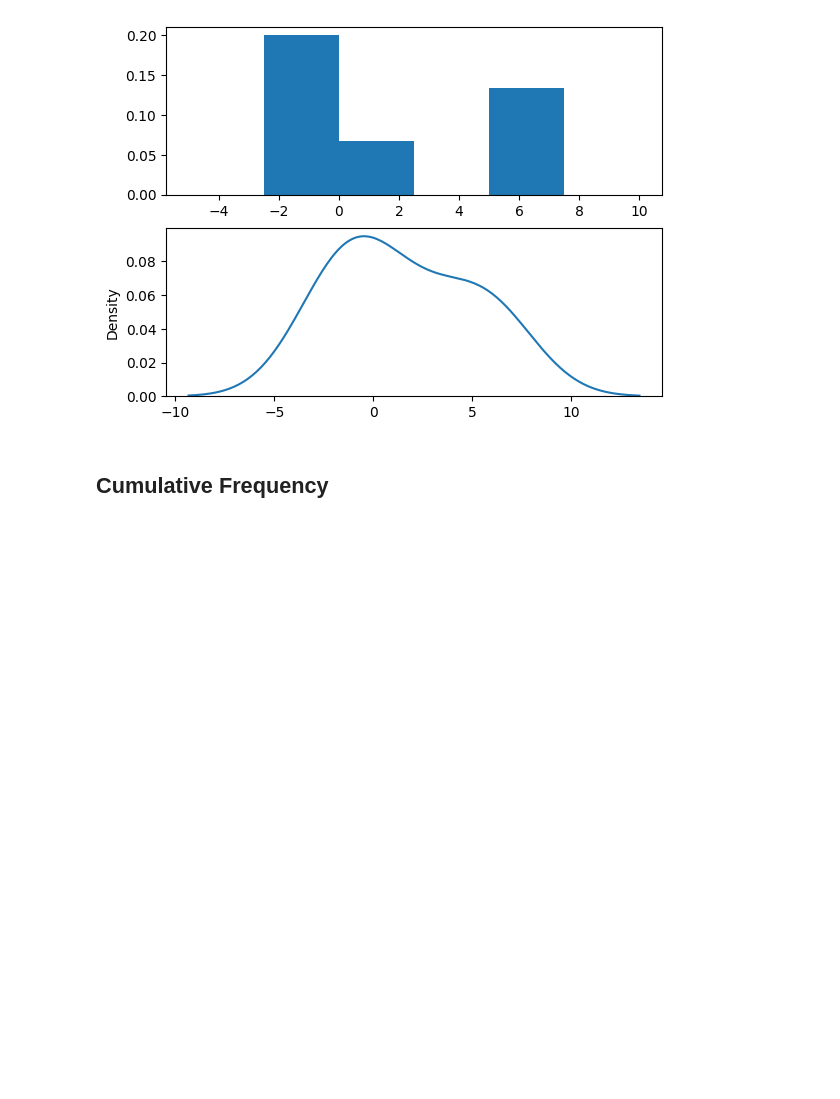
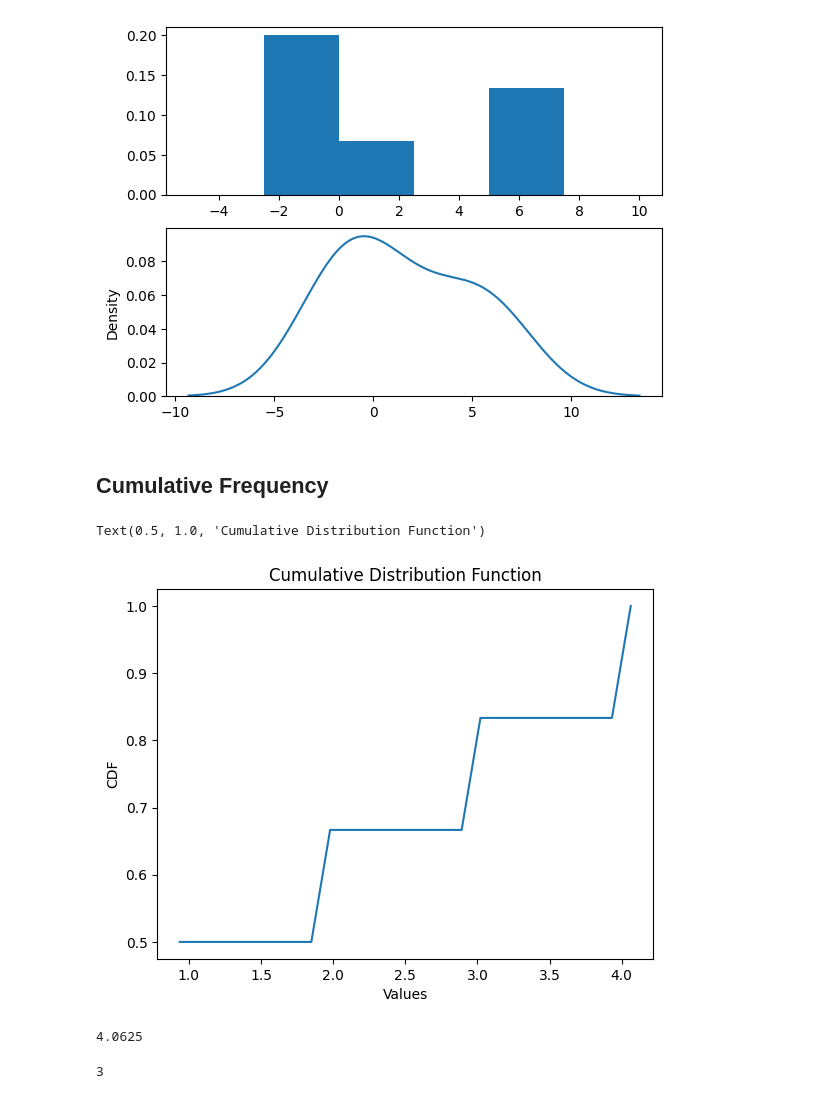
Before and after one commit to wbfrench1/Intro_to_Stats_w_Python, a Jupyter notebook: src/plots.ipynb, the cells around one changed output. Drawn from its saved outputs; the diff is of its cells as text; code cells hidden in the pictures; blank space fills up the shorter version.

```diff
--- a/src/plots.ipynb
+++ b/src/plots.ipynb
@@ -102,3 +102,33 @@ sns.kdeplot(x)
 [figure]
 # %% [markdown]
 ## Cumulative Frequency
+# %%
+n_bins= 25
+
+res= stats.cumfreq(x, numbins=n_bins)
+lower_lim= res.lowerlimit
+upper_lim= res.lowerlimit + n_bins*res.binsize
+values= np.linspace(lower_lim, upper_lim, n_bins)
+cdf= res.cumcount / len(x)
+
+fig, ax= plt.subplots(1)
+
+ax.plot(values, cdf)
+plt.xlabel('Values')
+plt.ylabel('CDF')
+plt.title('Cumulative Distribution Function')
+# %% [output]
+Text(0.5, 1.0, 'Cumulative Distribution Function')
+[figure, added]
+# %%
+upper_lim
+# %% [output]
+4.0625
+# %%
+rng= np.random.default_rng()
+x= [1, 4, 2, 1, 3, 1]
+res= stats.cumfreq(x, numbins=4, defaultreallimits= (1.5, 5))
+res.cumcount
+res.extrapoints
+# %% [output]
+3
```
Also changed, not shown: parts of 1 cell of this notebook.
